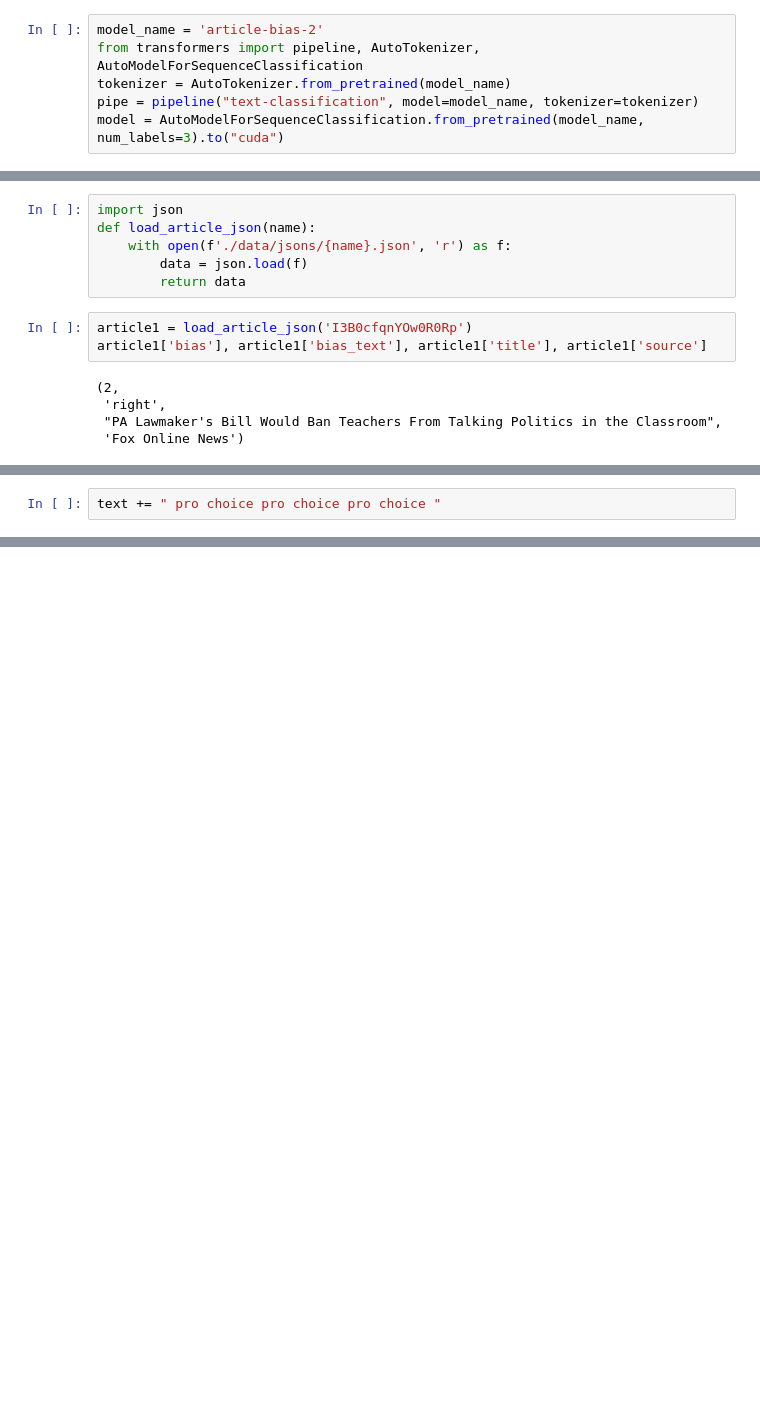
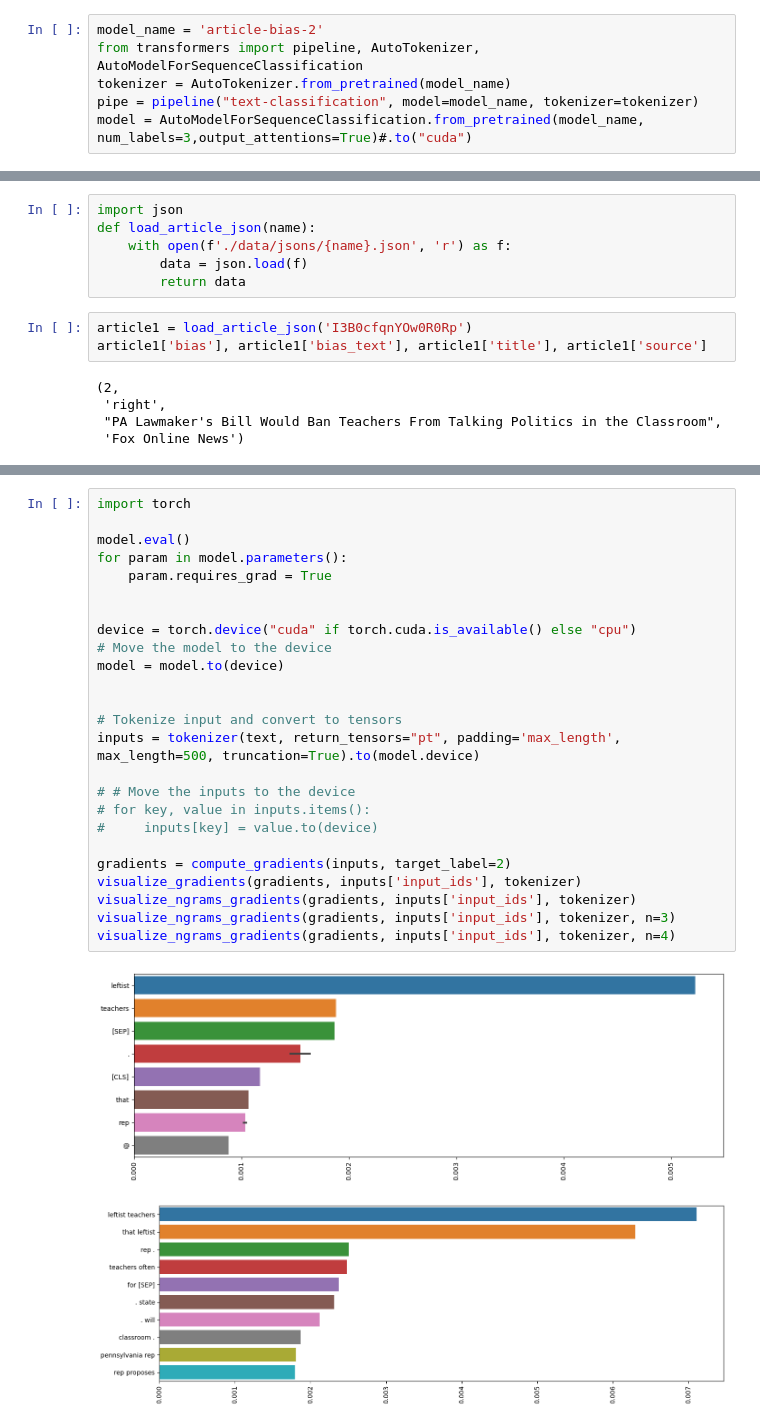
Before and after one commit to sltimmins/CS7322-Project, a Jupyter notebook: ArticleBias.ipynb, the cells around one changed output, grey strips where cells are left out. Cells and saved outputs as stored; diff of their text form; blank space fills up the shorter version.

```diff
--- a/ArticleBias.ipynb
+++ b/ArticleBias.ipynb
@@ -3,7 +3,7 @@ model_name = 'article-bias-2'
 from transformers import pipeline, AutoTokenizer, AutoModelForSequenceClassification
 tokenizer = AutoTokenizer.from_pretrained(model_name)
 pipe = pipeline("text-classification", model=model_name, tokenizer=tokenizer)
-model = AutoModelForSequenceClassification.from_pretrained(model_name, num_labels=3).to("cuda")
+model = AutoModelForSequenceClassification.from_pretrained(model_name, num_labels=3,output_attentions=True)#.to("cuda")
 # %%
 def truncate_text(text, tokenizer, max_length=512):
     tokens = tokenizer.tokenize(text)
@@ -57,2 +52,0 @@ text
-# %%
-text += " pro choice pro choice pro choice "
@@ -138,0 +127,28 @@ pipe(' '.join(["pro-life is" * 50]))
+# %%
+import torch
+
+model.eval()
+for param in model.parameters():
+    param.requires_grad = True
+
+
+device = torch.device("cuda" if torch.cuda.is_available() else "cpu")
+# Move the model to the device
+model = model.to(device)
+
+
+# Tokenize input and convert to tensors
+inputs = tokenizer(text, return_tensors="pt", padding='max_length', max_length=500, truncation=True).to(model.device)
+
+# # Move the inputs to the device
+# for key, value in inputs.items():
+#     inputs[key] = value.to(device)
+
+gradients = compute_gradients(inputs, target_label=2)
+visualize_gradients(gradients, inputs['input_ids'], tokenizer)
+visualize_ngrams_gradients(gradients, inputs['input_ids'], tokenizer)
+visualize_ngrams_gradients(gradients, inputs['input_ids'], tokenizer, n=3)
+visualize_ngrams_gradients(gradients, inputs['input_ids'], tokenizer, n=4)
+# %% [output]
+[figure, added]
+[figure, added]
```
Also changed, not shown: parts of 25 cells of this notebook.
